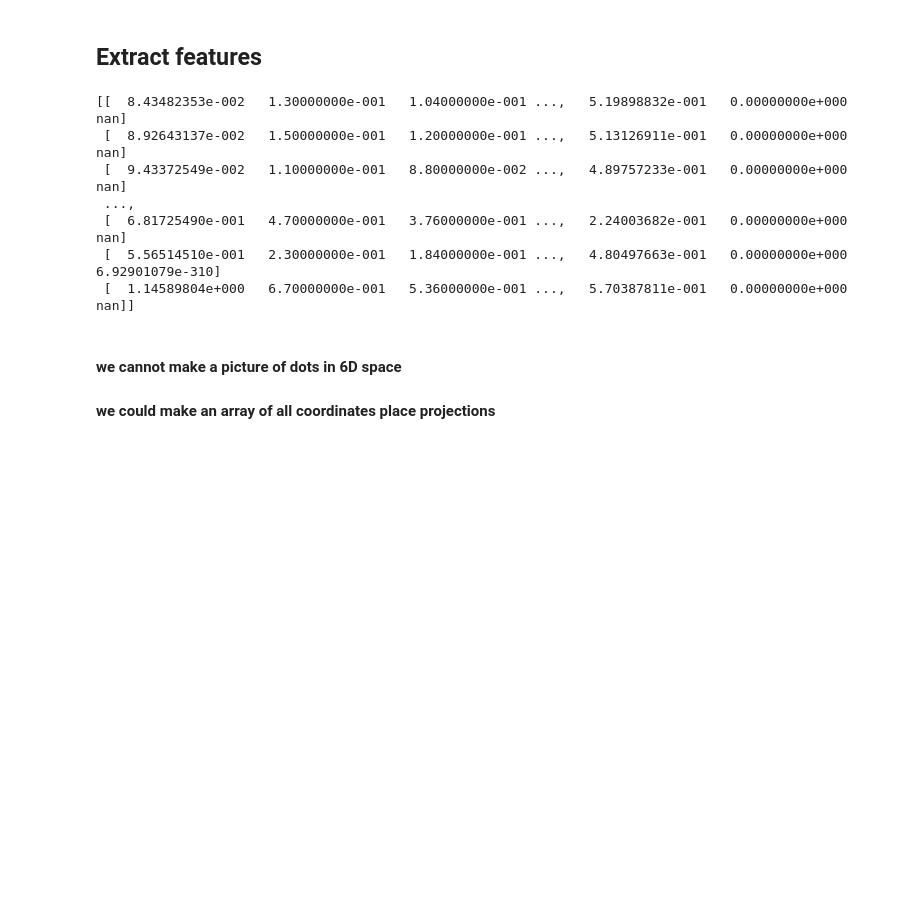
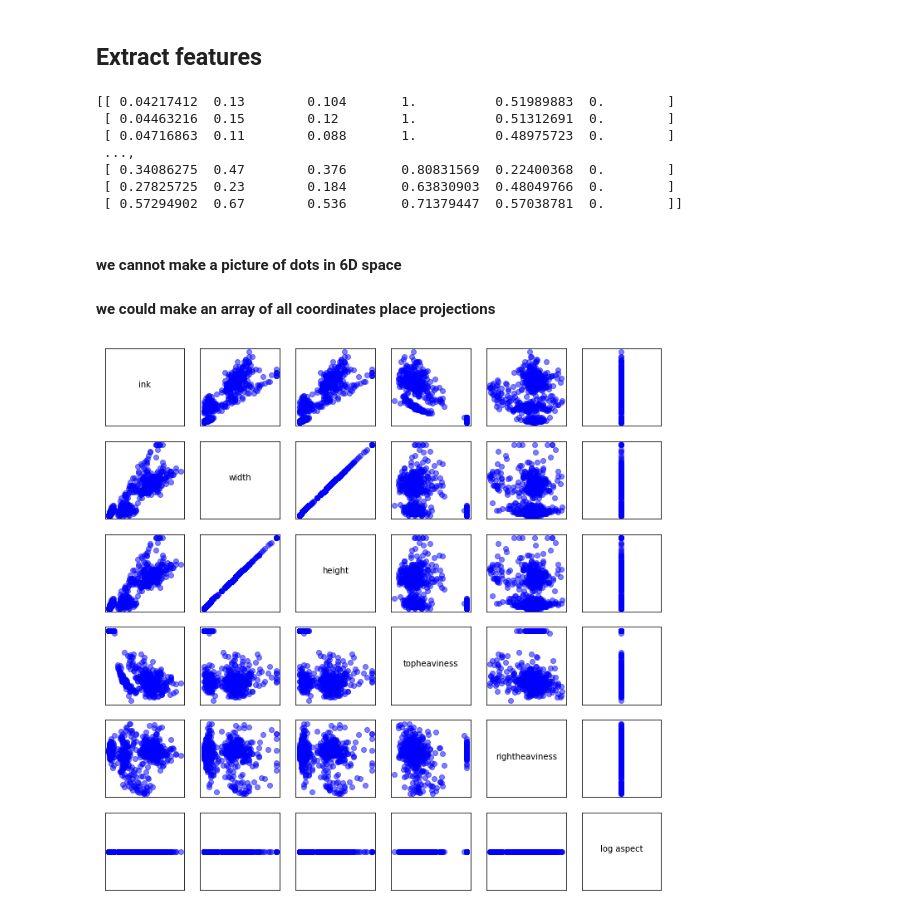
Before and after one commit to krithikakrishnan04/mth563_scribbles, a Jupyter notebook: report3/report3.ipynb, the cells around one changed output. Cells and saved outputs as stored; diff of their text form; code cells hidden in the pictures; blank space fills up the shorter version.

```diff
--- a/report3/report3.ipynb
+++ b/report3/report3.ipynb
@@ -49,14 +38,10 @@ Populating the interactive namespace from numpy and matplotlib
 
 
 n = len(pngs)   # row
-features = ['ink','width','height','topheavy','rightheaviness','aspect','logaspect']
+features = ['ink','width','height','topheaviness','rightheaviness','log aspect']
 d = len(features) #column
 F = empty((n,d)) # array of feature vectors
 
-x = linspace(0,w,w,endpoint = False)
-y = linspace(0,h,h,endpoint = False)
-
-X,Y = meshgrid(x,y)
 
 for i, png in enumerate(pngs):
     #print(i,png)
@@ -66,16 +51,22 @@ for i, png in enumerate(pngs):
     #print(a.shape)
     a = a[:,:,0] ## select red layer (r,b,g) opacity & rgb all same
     #print(a.shape,a.dtype,a.max())
+    h,w = a.shape
+
+    x = linspace(0,w,w,endpoint = False)
+    y = linspace(0,h,h,endpoint = False)
+
+    X,Y = meshgrid(x,y)
+
     a = array(255-a,dtype=float)
-    h,w = a.shape
     ink = a.sum()
-    F[i,0] = ink/((255*h*w)/10)   # can we normalize as the pixels range from 0 255 and could be in billions
+    F[i,0] = ink/((255*w*h)/5)   # can we normalize as the pixels range from 0 255 and could be in billions
 
     xmin = X[ a>0 ].min()  # the minimum  x value where a>0
     xmax = X[ a>0 ].max()
     ymin = X[ a>0 ].min()  # the minimum  y value where a>0
     ymax = X[ a>0 ].max()
-    width = xmax - xmin
+    width  = xmax - xmin
     height = ymax - ymin
     F[i,1] = width/w
     F[i,2] = height/h
@@ -102,14 +93,28 @@ for i, png in enumerate(pngs):
 #F[:,0] /= F[:,0].max(index=1)    # to normalize feature "ink"
 print(F)
 # %% [output]
-[[  8.43482353e-002   1.30000000e-001   1.04000000e-001 ...,   5.19898832e-001   0.00000000e+000               nan]
- [  8.92643137e-002   1.50000000e-001   1.20000000e-001 ...,   5.13126911e-001   0.00000000e+000               nan]
- [  9.43372549e-002   1.10000000e-001   8.80000000e-002 ...,   4.89757233e-001   0.00000000e+000               nan]
+[[ 0.04217412  0.13        0.104       1.          0.51989883  0.        ]
+ [ 0.04463216  0.15        0.12        1.          0.51312691  0.        ]
+ [ 0.04716863  0.11        0.088       1.          0.48975723  0.        ]
  ...,
- [  6.81725490e-001   4.70000000e-001   3.76000000e-001 ...,   2.24003682e-001   0.00000000e+000               nan]
- [  5.56514510e-001   2.30000000e-001   1.84000000e-001 ...,   4.80497663e-001   0.00000000e+000   6.92901079e-310]
- [  1.14589804e+000   6.70000000e-001   5.36000000e-001 ...,   5.70387811e-001   0.00000000e+000               nan]]
+ [ 0.34086275  0.47        0.376       0.80831569  0.22400368  0.        ]
+ [ 0.27825725  0.23        0.184       0.63830903  0.48049766  0.        ]
+ [ 0.57294902  0.67        0.536       0.71379447  0.57038781  0.        ]]
 # %% [markdown]
 #### we cannot make a picture of dots in 6D space
 #### we could make an array of all coordinates place projections
+# %%
+figure(figsize=(12,12))
+for i in range(d):
+    for j in range(d):
+        # plot the i,j coordinate plane projections
+        subplot(d,d,i*d+j+1)
+        if i==j:
+            text(.5,.5,features[i],ha='center')
+        else:
+            plot(F[:,j],F[:,i],'bo',alpha=0.5)
+        xticks([])
+        yticks([])
+# %% [output]
+[figure, added]
 # %%
```
Also changed, not shown: parts of 3 cells of this notebook.
